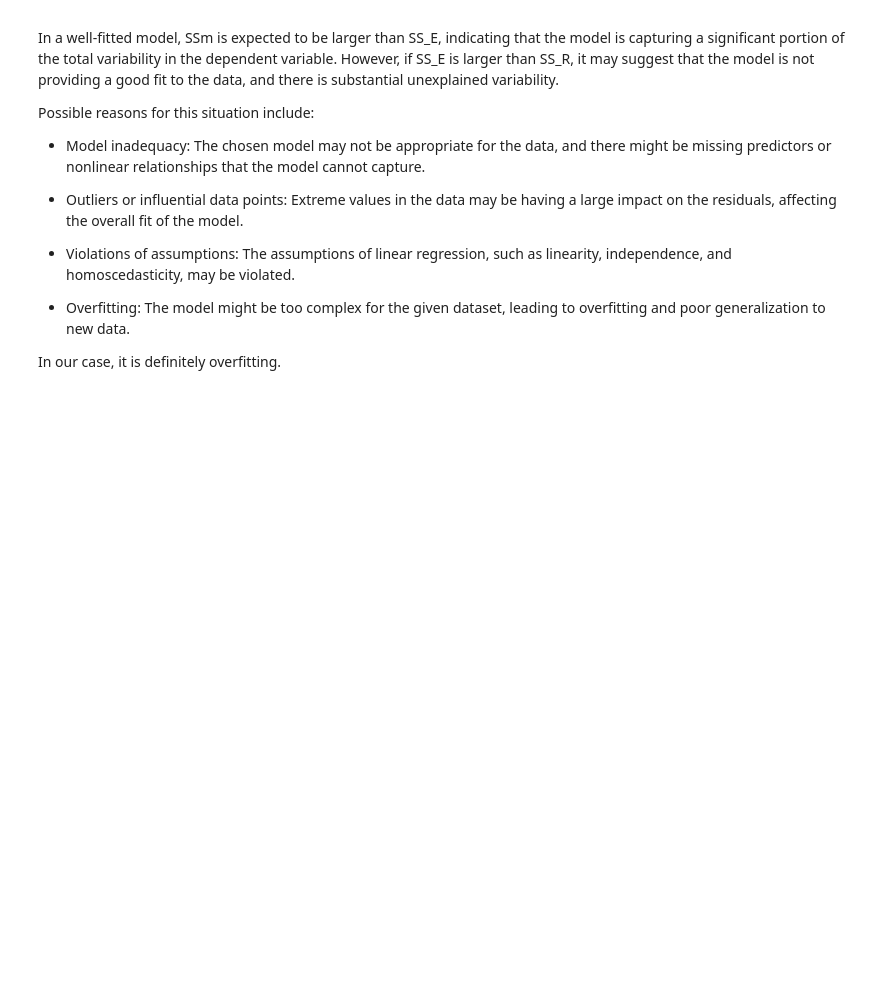
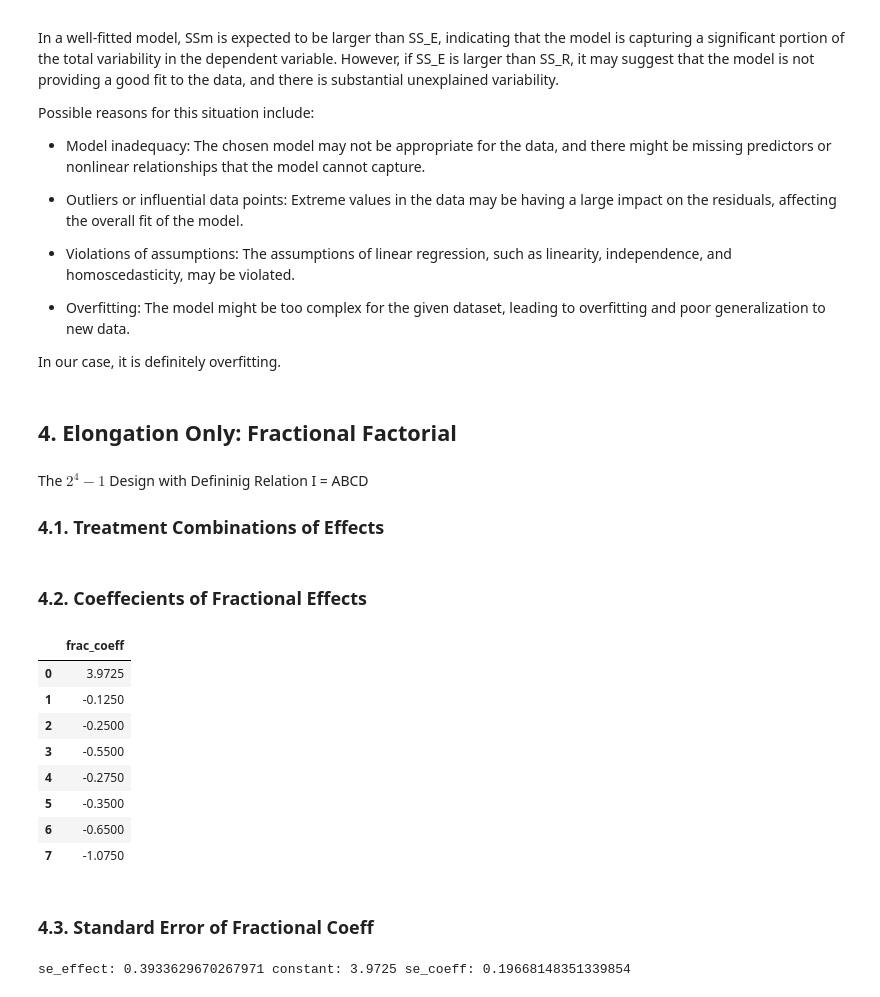
Before and after one commit to tapashreepradhan/semester-project-H02V8a, a Jupyter notebook: project.ipynb, the cells around one changed output. Cells and saved outputs as stored; diff of their text form; code cells hidden in the pictures; blank space fills up the shorter version.

Commit message:
fractional factorial done

```diff
--- a/project.ipynb
+++ b/project.ipynb
@@ -555,3 +551,40 @@ Possible reasons for this situation include:
 - Overfitting: The model might be too complex for the given dataset, leading to overfitting and poor generalization to new data.
 
 In our case, it is definitely overfitting.
+# %% [markdown]
+## 4. Elongation Only: Fractional Factorial
+# %% [markdown]
+The $2^4-1$ Design with Defininig Relation I = ABCD
+### 4.1. Treatment Combinations of Effects
+# %%
+# treatment combination
+A_BCD = 1/4 * (-one +ad -bd +ab -cd +ac -bc + abcd)
+B_ACD = 1/4 * (-one -ad +bd +ab -cd -ac +bc + abcd)
+C_ABD = 1/4 * (-one -ad -bd -ab +cd +ac +bc + abcd)
+D_ABC = 1/4 * (-one +ad +bd -ab +cd -ac -bc + abcd)
+AB_CD = 1/4 * (+one -ad -bd +ab +cd -ac -bc + abcd)
+AC_BD = 1/4 * (+one -ad +bd -ab -cd +ac -bc + abcd)
+AD_BC = 1/4 * (+one +ad -bd -ab -cd -ac +bc + abcd)
+# %% [markdown]
+### 4.2. Coeffecients of Fractional Effects
+# %%
+frac_effects = {'frac_eff':[A_BCD, B_ACD, C_ABD, D_ABC, AB_CD, AC_BD, AD_BC]}
+frac_factorial = pd.DataFrame(frac_effects)
+frac_coeff = frac_factorial/2
+frac_coeff.rename(columns={'frac_eff':'frac_coeff'}, inplace=True)
+# 3.9725 - grand average of all the observations
+new_row = pd.DataFrame({'frac_coeff': [3.9725]})
+frac_coeff = pd.concat([new_row, frac_coeff], ignore_index=True)
+frac_coeff
+# %% [output]
+|  | frac_coeff |
+| 0 | 3.9725 |
+| 1 | -0.1250 |
+| 2 | -0.2500 |
+| 3 | -0.5500 |
+| 4 | -0.2750 |
+| 5 | -0.3500 |
+| 6 | -0.6500 |
+| 7 | -1.0750 |
+# %% [markdown]
+### 4.3. Standard Error of Fractional Coeff
@@ -557,0 +599,4 @@ In our case, it is definitely overfitting.
+# %%
+print('se_effect:',f_se_Effect, 'constant:',result_mean, 'se_coeff:',f_se_Effect/2)
+# %% [output]
+se_effect: 0.3933629670267971 constant: 3.9725 se_coeff: 0.19668148351339854
```
Also changed, not shown: parts of 16 cells of this notebook, 1 other file.
